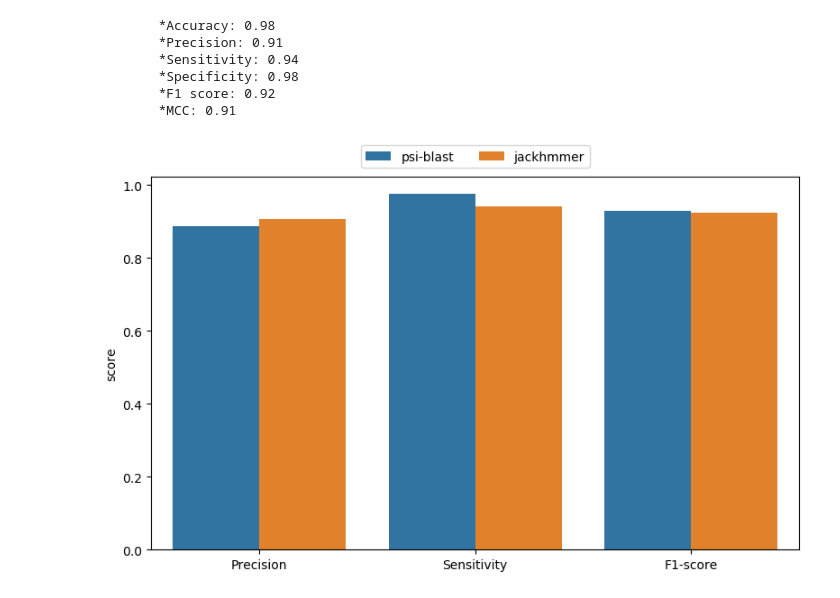
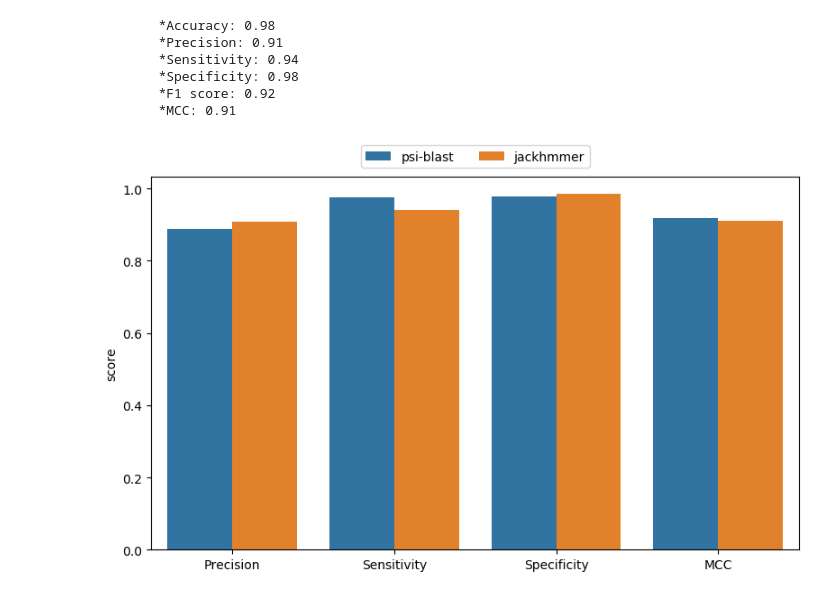
Before and after one commit to Mmiglio/BiologicalData, a Jupyter notebook: code/part1/ModelsEvaluation.ipynb, the cells around one changed output. Saved outputs shown, nothing was run; the diff lists cells and outputs as text; code cells hidden in the pictures.

```diff
--- a/code/part1/ModelsEvaluation.ipynb
+++ b/code/part1/ModelsEvaluation.ipynb
@@ -286,32 +286,32 @@ metrics_jackhmmer, score_sequence_jackhmmer = evaluatePositionsSH2(
 # %%
 ## Global metrics
 
-list_metrics = ['Precision', 'Sensitivity', 'F1-score']
+list_metrics = ['Precision', 'Sensitivity', 'Specificity','MCC']
 results_psiblast = [metrics_psiblast[metric] for metric in list_metrics]
 results_jackhmmer = [metrics_jackhmmer[metric] for metric in list_metrics]
 
 # create dataframe of results
 cols = np.c_[results_psiblast,results_jackhmmer, list_metrics]
 res_df = pd.DataFrame(
     cols,
     columns=['psi-blast', 'jackhmmer', 'metric']
 )
 sns_df = pd.melt(res_df, value_name='score', var_name='model',
         value_vars=['psi-blast', 'jackhmmer'],
         id_vars=['metric']
        )
 
 plt.rcdefaults()
 
 fig = plt.figure(figsize=(8,5))
 sns.barplot(x="metric", y="score", hue="model", data=sns_df)
 plt.legend(bbox_to_anchor=(0.5, 1.1), loc='upper center', ncol=3)
 plt.xlabel("")
 plt.savefig("../../figures/DomainEvaluation_global.pdf")
 plt.tight_layout()
 plt.show()
 # %% [output]
-[figure, old version]
+[figure, new version]
 # %%
 ## per squence metrics
 
```
Also changed, not shown: parts of 6 cells of this notebook, 11 other files.
